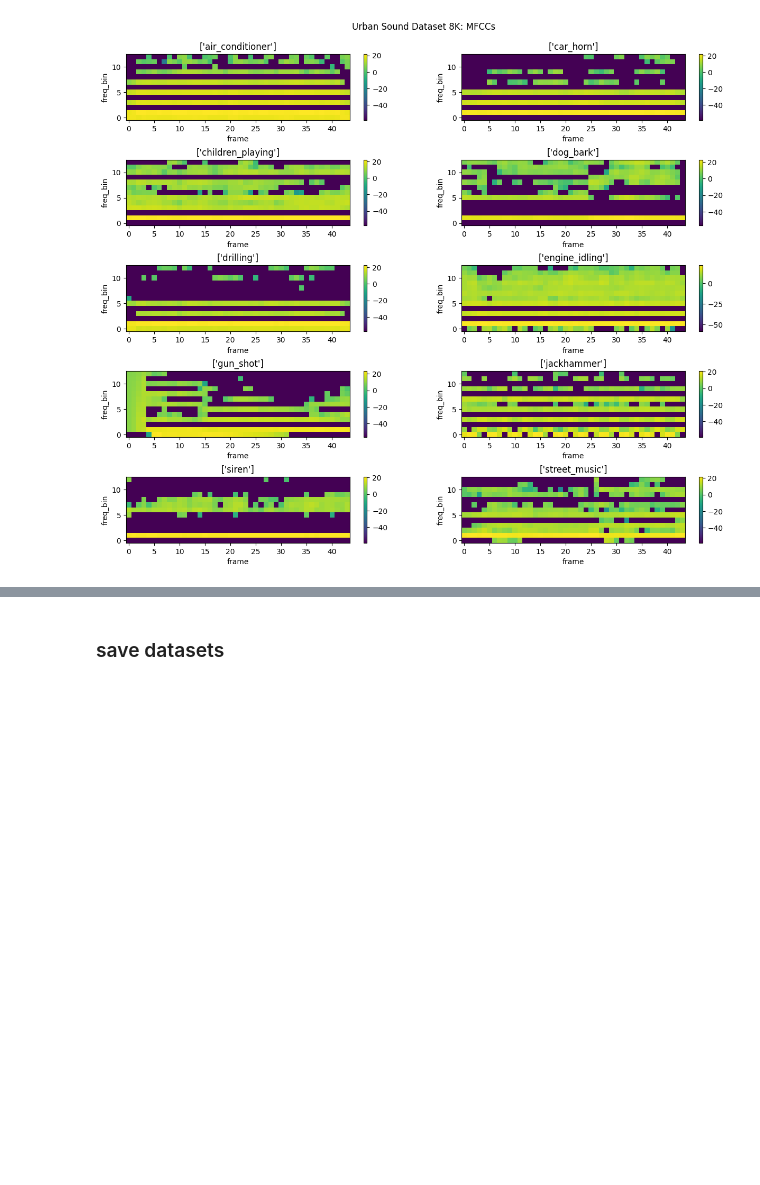
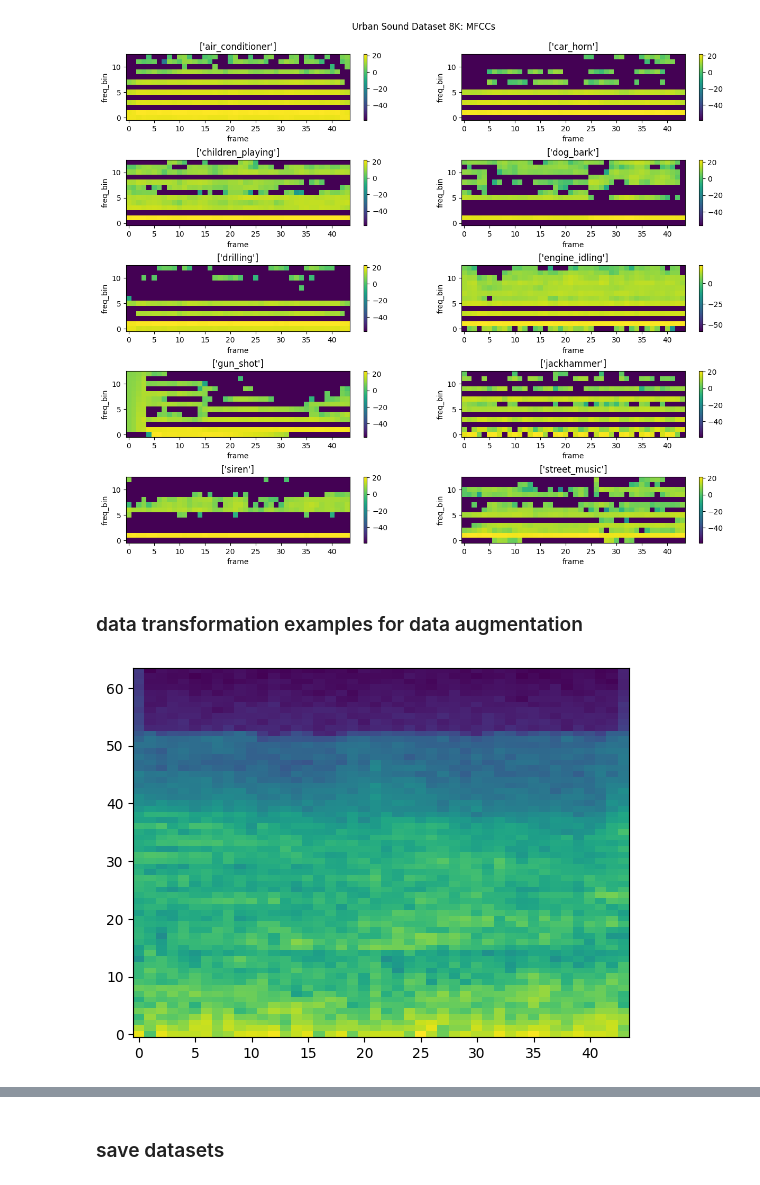
Before and after one commit to alextavern/musicAI, a Jupyter notebook: UrbanSound8K_Data_exploration+feature_extraction.ipynb, the cells around one changed output, grey strips where cells are left out. Saved outputs shown, nothing was run; the diff lists cells and outputs as text; code cells hidden in the pictures; blank space fills up the shorter version.

```diff
--- a/UrbanSound8K_Data_exploration+feature_extraction.ipynb
+++ b/UrbanSound8K_Data_exploration+feature_extraction.ipynb
@@ -526,2 +526,4 @@ for label, ax in zip(labels.keys(), axs.ravel()):
 # %% [output]
 [figure]
+# %% [markdown]
+### data transformation examples for data augmentation
@@ -527,0 +536,5 @@ for label, ax in zip(labels.keys(), axs.ravel()):
+# %%
+x, _, _ = dataset_melspecs[5]
+im = plt.imshow(librosa.power_to_db(x[0]), origin="lower", aspect="auto")
+# %% [output]
+[figure, new version]
```
Also changed, not shown: parts of 31 cells of this notebook, 2 other files.
